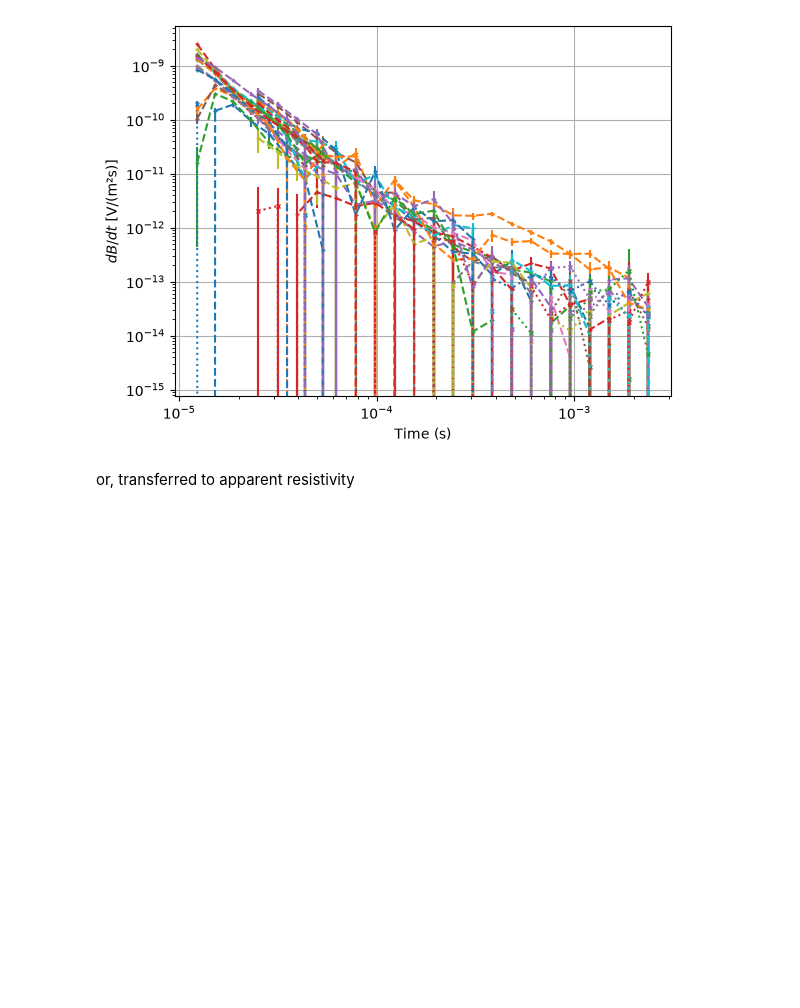
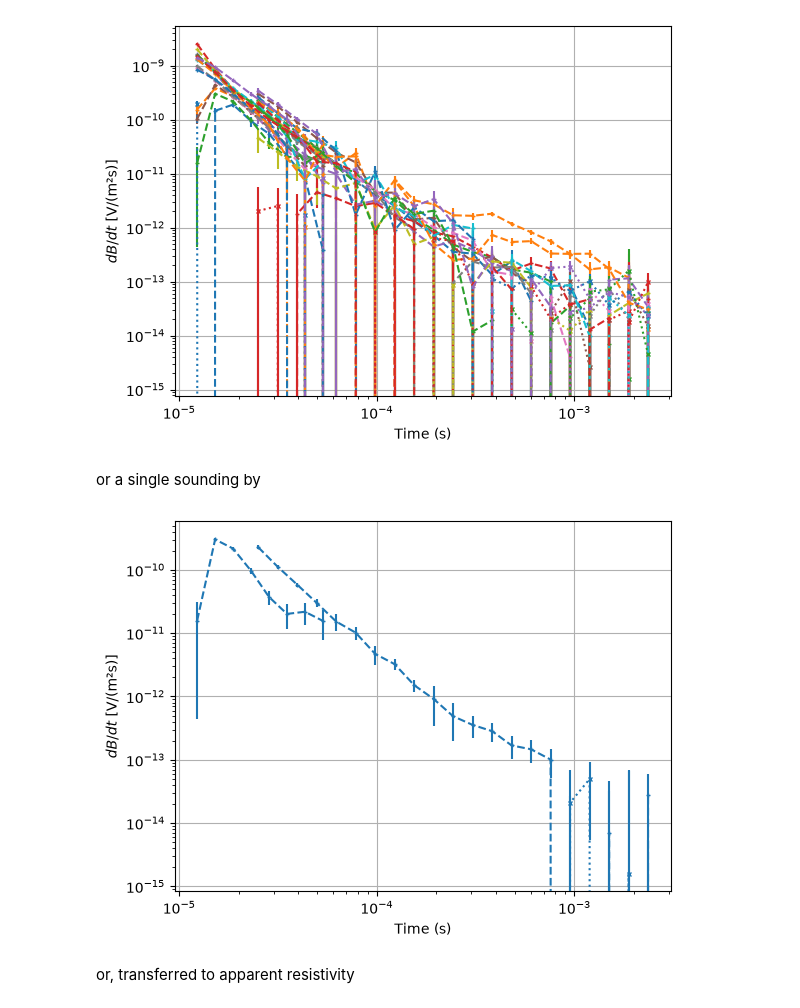
Before and after one commit to TUBAF-EM/pyTEM, a Jupyter notebook: data/Gottesberg/gottesberg_profiler.ipynb, the cells around one changed output. Saved outputs shown, nothing was run; the diff lists cells and outputs as text; code cells hidden in the pictures; blank space fills up the shorter version.

```diff
--- a/data/Gottesberg/gottesberg_profiler.ipynb
+++ b/data/Gottesberg/gottesberg_profiler.ipynb
@@ -36,6 +32,12 @@ We can show a single sounding by `showSounding()`
 tem.showSoundings();
 # %% [output]
 [figure]
+# %% [markdown]
+or a single sounding by
+# %%
+tem.showSounding(2);
+# %% [output]
+[figure, added]
 # %% [markdown]
 or, transferred to apparent resistivity
 # %%
```
Also changed, not shown: parts of 9 cells of this notebook, 1 other file.
